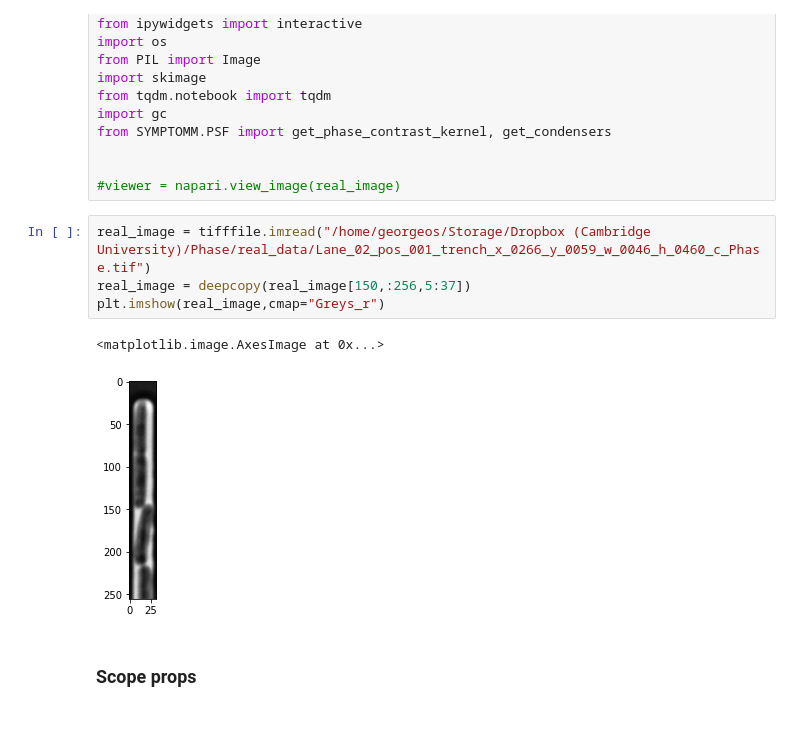
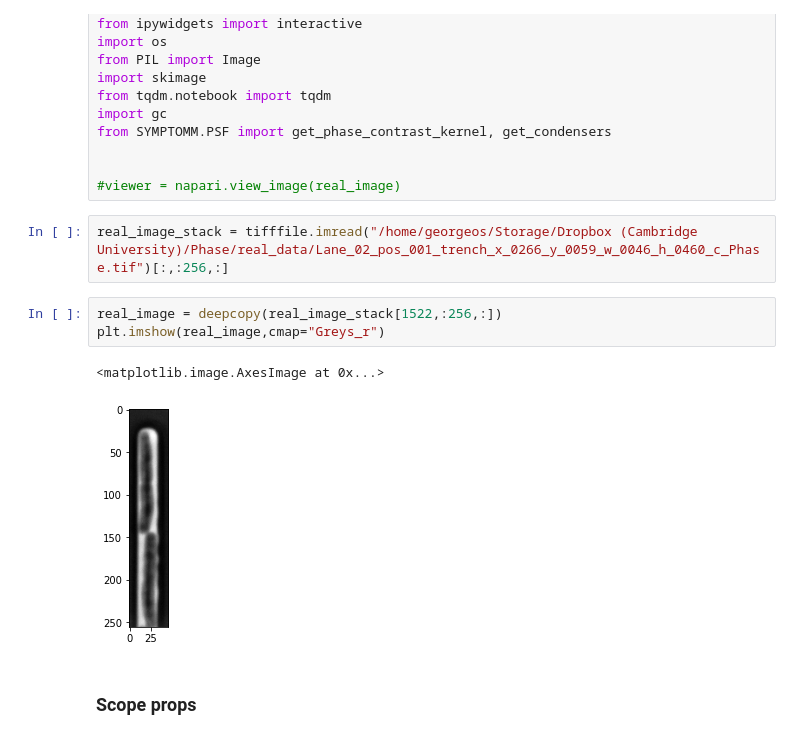
Before and after one commit to georgeoshardo/SyMBac, a Jupyter notebook: examples/Drawing_Phase_Contrast_100x_oil.ipynb, the cells around one changed output. Saved outputs shown, nothing was run; the diff lists cells and outputs as text.

```diff
--- a/examples/Drawing_Phase_Contrast_100x_oil.ipynb
+++ b/examples/Drawing_Phase_Contrast_100x_oil.ipynb
@@ -29,13 +29,14 @@ from SYMPTOMM.PSF import get_phase_contrast_kernel, get_condensers
 
 
 #viewer = napari.view_image(real_image)
+# %%
+real_image_stack = tifffile.imread("/home/georgeos/Storage/Dropbox (Cambridge University)/Phase/real_data/Lane_02_pos_001_trench_x_0266_y_0059_w_0046_h_0460_c_Phase.tif")[:,:256,:]
 # %%
-real_image = tifffile.imread("/home/georgeos/Storage/Dropbox (Cambridge University)/Phase/real_data/Lane_02_pos_001_trench_x_0266_y_0059_w_0046_h_0460_c_Phase.tif")
-real_image = deepcopy(real_image[150,:256,5:37])
+real_image = deepcopy(real_image_stack[1522,:256,:])
 plt.imshow(real_image,cmap="Greys_r")
 # %% [output]
 <matplotlib.image.AxesImage at 0x...>
-[figure, old version]
+[figure, new version]
 # %% [markdown]
 ### Scope props
 # %%
```
Also changed, not shown: parts of 12 cells of this notebook, 2 other files.
